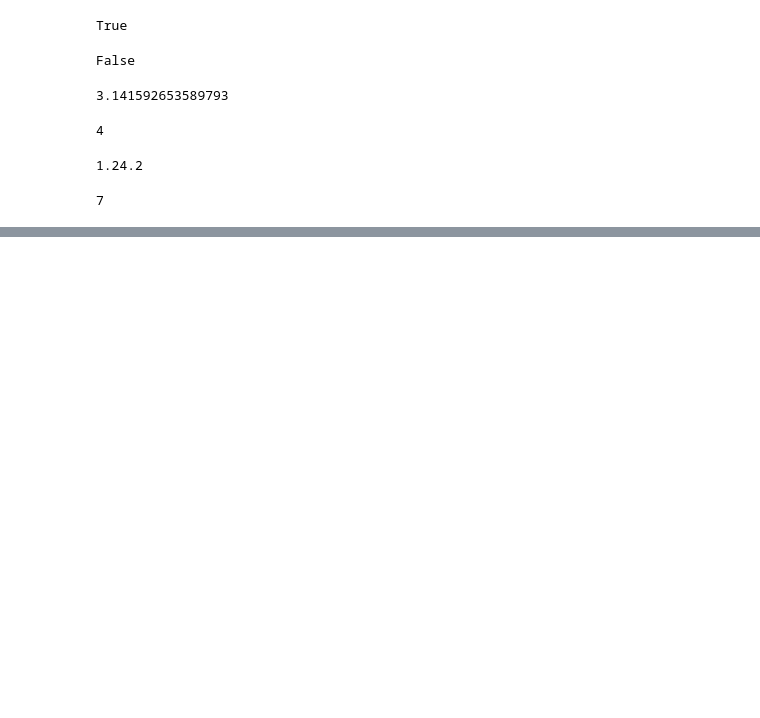
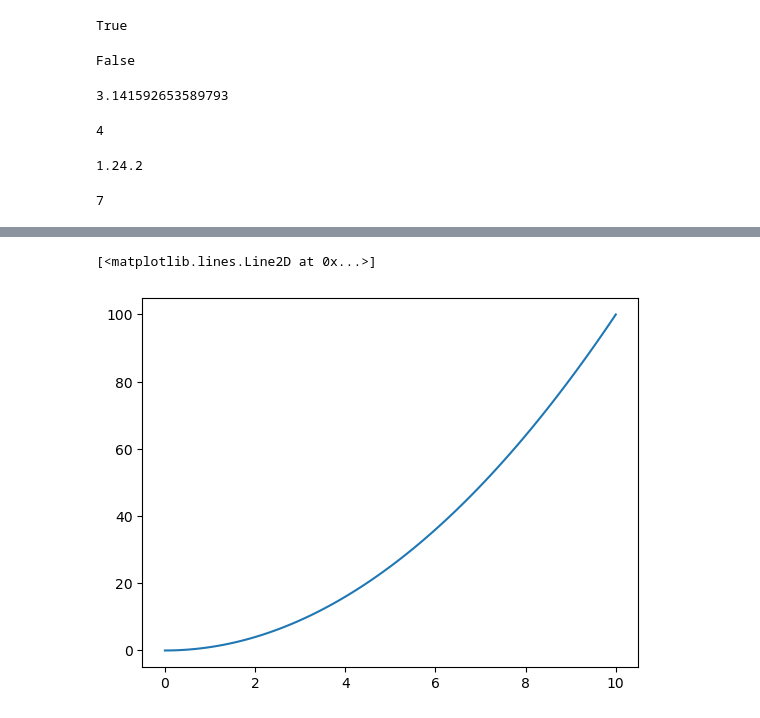
Before and after one commit to jeremy9959/Grad5100, a Jupyter notebook: docs/02-JupyterWalkthrough/notebooks/JupyterWalkthrough.ipynb, the cells around one changed output, grey strips where cells are left out. Cells and saved outputs as stored; diff of their text form; code cells hidden in the pictures; blank space fills up the shorter version.

Commit message:
added basic plotting

```diff
--- a/docs/02-JupyterWalkthrough/notebooks/JupyterWalkthrough.ipynb
+++ b/docs/02-JupyterWalkthrough/notebooks/JupyterWalkthrough.ipynb
@@ -230,0 +262,5 @@ randint(1,10)
+# %%
+x=np.zeros(10) # 10 zeros
+y=np.ones(20) # 20 ones
+z=np.linspace(0,10,100) # 100 equally spaced numbers from 0 to 10 **inclusive**
+w = np.array(list(range(-10,10,2)))
@@ -230,0 +295,5 @@ randint(1,10)
+# %%
+plt.plot(z,z**2)
+# %% [output]
+[<matplotlib.lines.Line2D at 0x...>]
+[figure, added]
```
Also changed, not shown: parts of 12 cells of this notebook, 2 other files.
